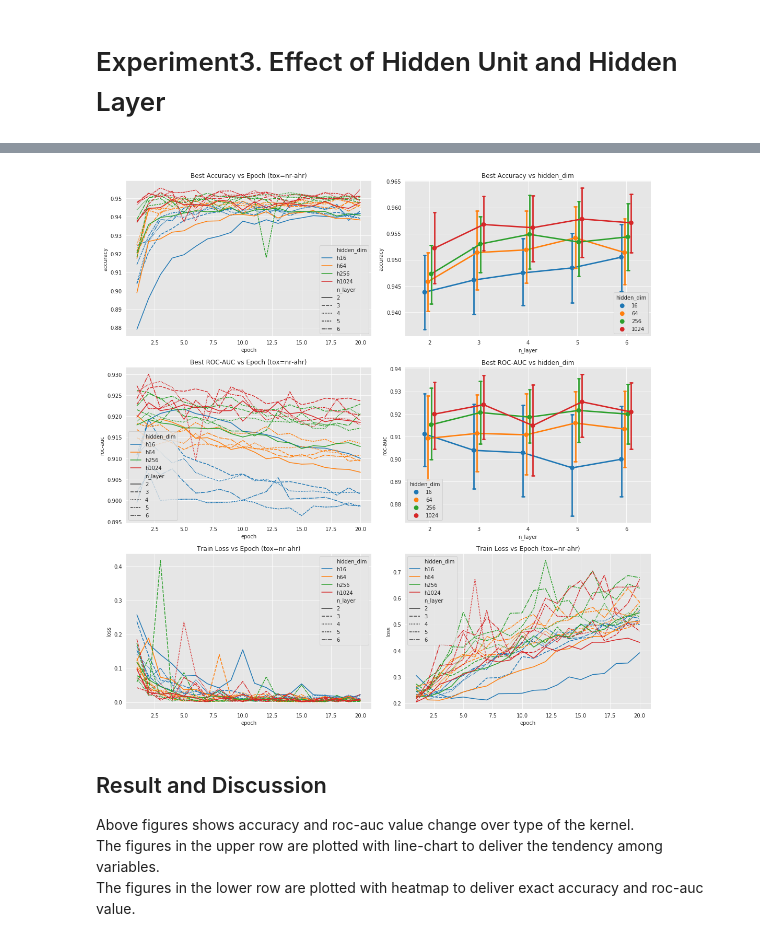
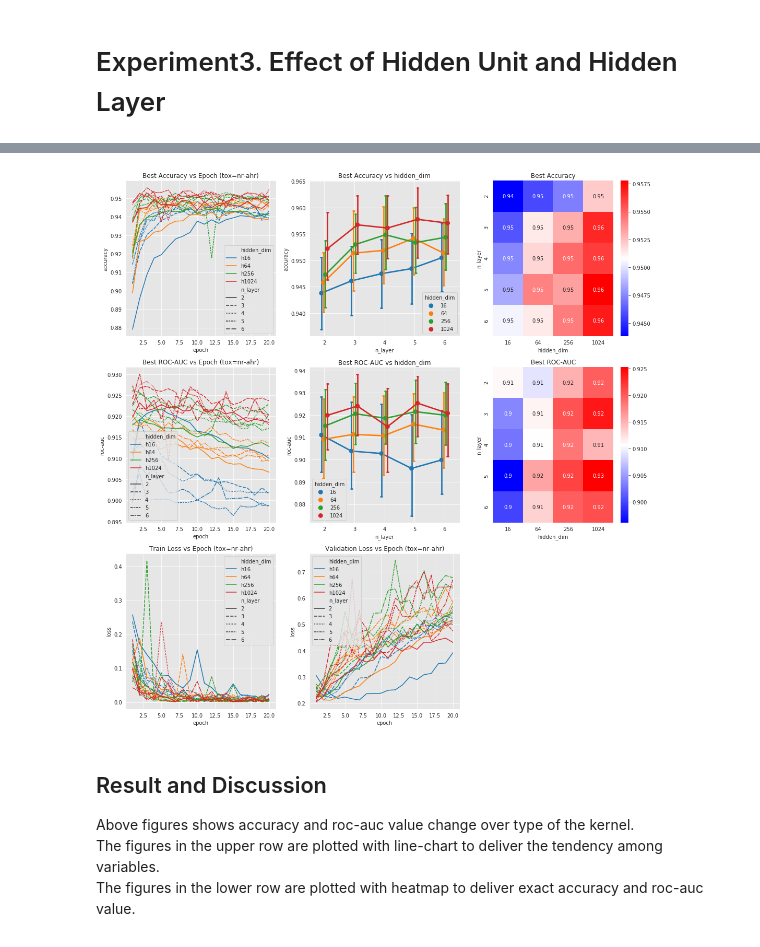
Before and after one commit to heartcored98/CH485_AI_Chemistry, a Jupyter notebook: Practice3_Tox21_MLP/Assignment3_Tox21_MLP.ipynb, the cells around one changed output, grey strips where cells are left out. Drawn from its saved outputs; the diff is of its cells as text; code cells hidden in the pictures.

```diff
--- a/Practice3_Tox21_MLP/Assignment3_Tox21_MLP.ipynb
+++ b/Practice3_Tox21_MLP/Assignment3_Tox21_MLP.ipynb
@@ -375,15 +376,17 @@ Acc Mean: 0.983 Acc STD: 0.003 RA Mean: 0.879 RA STD: 0.016 Elapsed: 31.4
 CPU times: user 7min 50s, sys: 43.9 s, total: 8min 34s
 Wall time: 8min 43s
 # %%
-df = pd.DataFrame(exp_data['exp_hidden_dim'])
+exp_name = 'exp_hidden_dim'
+df = pd.DataFrame(exp_data[exp_name])
 df = df[['acc', 'roc_auc', 'tox_type', 'hidden_dim']]
 
 variable = 'hidden_dim'
+variable2 = 'tox_type'
 list_loss = list()
 list_test = list()
 
 for value in df[variable].unique():
-    for result in exp_data['exp_hidden_dim']:
+    for result in exp_data[exp_name]:
         if result[variable] == value and result['tox_type'] == 'nr-ahr':
             for i, data in enumerate(result['train_loss']):
                 list_loss.append({'epoch':i+1, 'loss':data, 'type':'train', variable:'h'+str(value)})
@@ -433,5 +436,5 @@ grid.set_title("Loss vs Epoch (tox=nr-ahr)")
 
 plt.tight_layout()
 plt.grid(True)
-plt.savefig('./images/exp1_hidden_dim.png')
+plt.savefig('./images/{}.png'.format(exp_name))
 # %% [output]
@@ -614,7 +630,9 @@ Acc Mean: 0.957 Acc STD: 0.007 RA Mean: 0.921 RA STD: 0.021 Elapsed: 30.6
 CPU times: user 12min 10s, sys: 46.9 s, total: 12min 57s
 Wall time: 13min 11s
 # %%
-df = pd.DataFrame(exp_data['exp_hidden_dim_layer'])
+exp_name = 'exp_hidden_dim_layer'
+
+df = pd.DataFrame(exp_data[exp_name])
 df = df[['acc', 'roc_auc', 'n_layer', 'hidden_dim']]
 df = df.loc[df['hidden_dim'] != 1]
 df = df.loc[df['hidden_dim'] != 4]
@@ -626,7 +644,7 @@ list_test = list()
 
 for value in df[variable].unique():
     for value2 in df[variable2].unique():
-        for result in exp_data['exp_hidden_dim_layer']:
+        for result in exp_data[exp_name]:
             if result[variable] == value and result[variable2] == value2:
                 for i, data in enumerate(result['train_loss']):
                     list_loss.append({'epoch':i+1, 'loss':data, 'type':'train', variable:'h'+str(value), variable2:value2})
@@ -642,7 +660,7 @@ df_loss = pd.DataFrame(list_loss)
 df_test = pd.DataFrame(list_test)
 
 
-fig, ax = plt.subplots(3, 2)
+fig, ax = plt.subplots(3, 3)
 fig.set_size_inches(15, 15)
 sns.set_style("darkgrid", {"axes.facecolor": ".9"})
 
@@ -657,38 +675,42 @@ df_acc = df_acc.pivot(index=variable2, columns=variable, values='acc')
 
 grid = sns.pointplot(x="n_layer", y="acc", hue="hidden_dim", data=df, ci=95, capsize=0.05, dodge=0.2, ax=ax[0][1])
 grid.set_title("Best Accuracy vs {}".format(variable))
 grid.set_ylabel("accuracy")
 grid.grid(True)
-# grid = sns.heatmap(df_acc, annot=True, ax=ax[0][1], cmap='nipy_spectral')
+grid = sns.heatmap(df_acc, annot=True, ax=ax[0][2], cmap='bwr')
+grid.set_title("Best Accuracy")
 
 df_roc_auc = df_test.loc[df_test['type'] == 'roc_auc']
 grid = sns.lineplot(x='epoch', y='test', hue=variable, style=variable2, data=df_roc_auc, ax=ax[1][0])
 grid.set_title("Best ROC-AUC vs Epoch (tox=nr-ahr)")
 grid.set_ylabel("roc-auc")
 
 df_roc_auc = pd.DataFrame(df.groupby([variable2, variable])['roc_auc'].mean())
 df_roc_auc.reset_index(level=df_roc_auc.index.names, inplace=True)
 df_roc_auc = df_roc_auc.pivot(index=variable2, columns=variable, values='roc_auc')
 
 grid = sns.pointplot(x="n_layer", y="roc_auc", hue="hidden_dim", data=df, ci=95, capsize=0.05, dodge=0.2, ax=ax[1][1])
 grid.set_title("Best ROC-AUC vs {}".format(variable))
 grid.set_ylabel("roc-auc")
 grid.grid(True)
-# grid = sns.heatmap(df_roc_auc, annot=True, ax=ax[1][1], cmap='nipy_spectral')
+grid = sns.heatmap(df_roc_auc, annot=True, ax=ax[1][2], cmap='bwr')
+grid.set_title("Best ROC-AUC")
 
 df_train = df_loss.loc[df_loss['type'] == 'train']
 grid = sns.lineplot(x='epoch', y='loss', hue=variable, style=variable2, data=df_train, ax=ax[2][0])
 grid.set_title("Train Loss vs Epoch (tox=nr-ahr)")
 
 df_valid = df_loss.loc[df_loss['type'] == 'valid']
 grid = sns.lineplot(x='epoch', y='loss', hue=variable, style=variable2, data=df_valid, ax=ax[2][1])
-grid.set_title("Train Loss vs Epoch (tox=nr-ahr)")
+grid.set_title("Validation Loss vs Epoch (tox=nr-ahr)")
+
+ax[-1, -1].axis('off')
 
 plt.tight_layout()
 plt.grid(True)
-plt.savefig('./images/exp_hidden_dim_layer.png')
+plt.savefig('./images/{}.png'.format(exp_name))
 # %% [output]
-[figure, old version]
+[figure, new version]
 # %% [markdown]
 ## Result and Discussion
 
```
Also changed, not shown: parts of 19 cells of this notebook.
